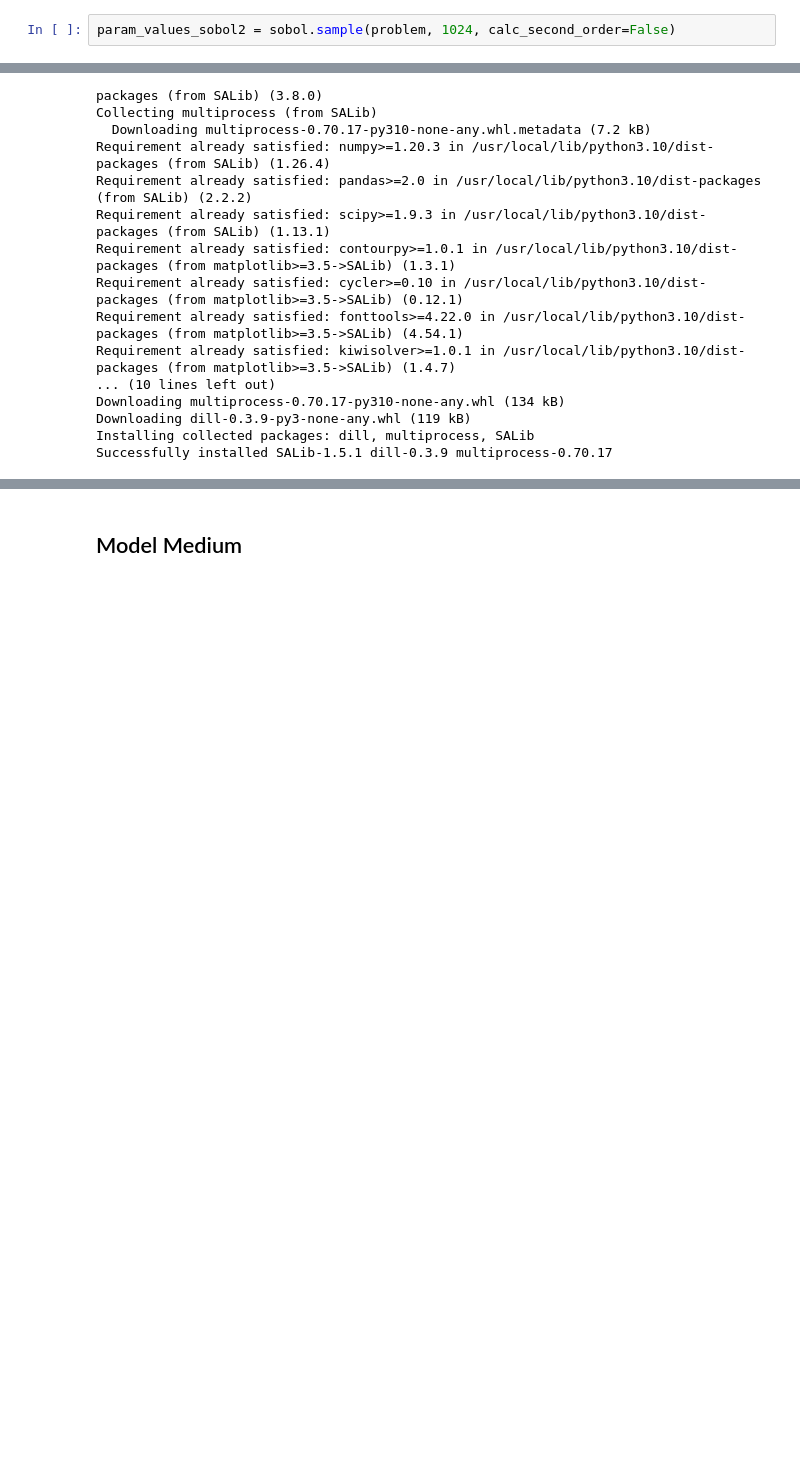
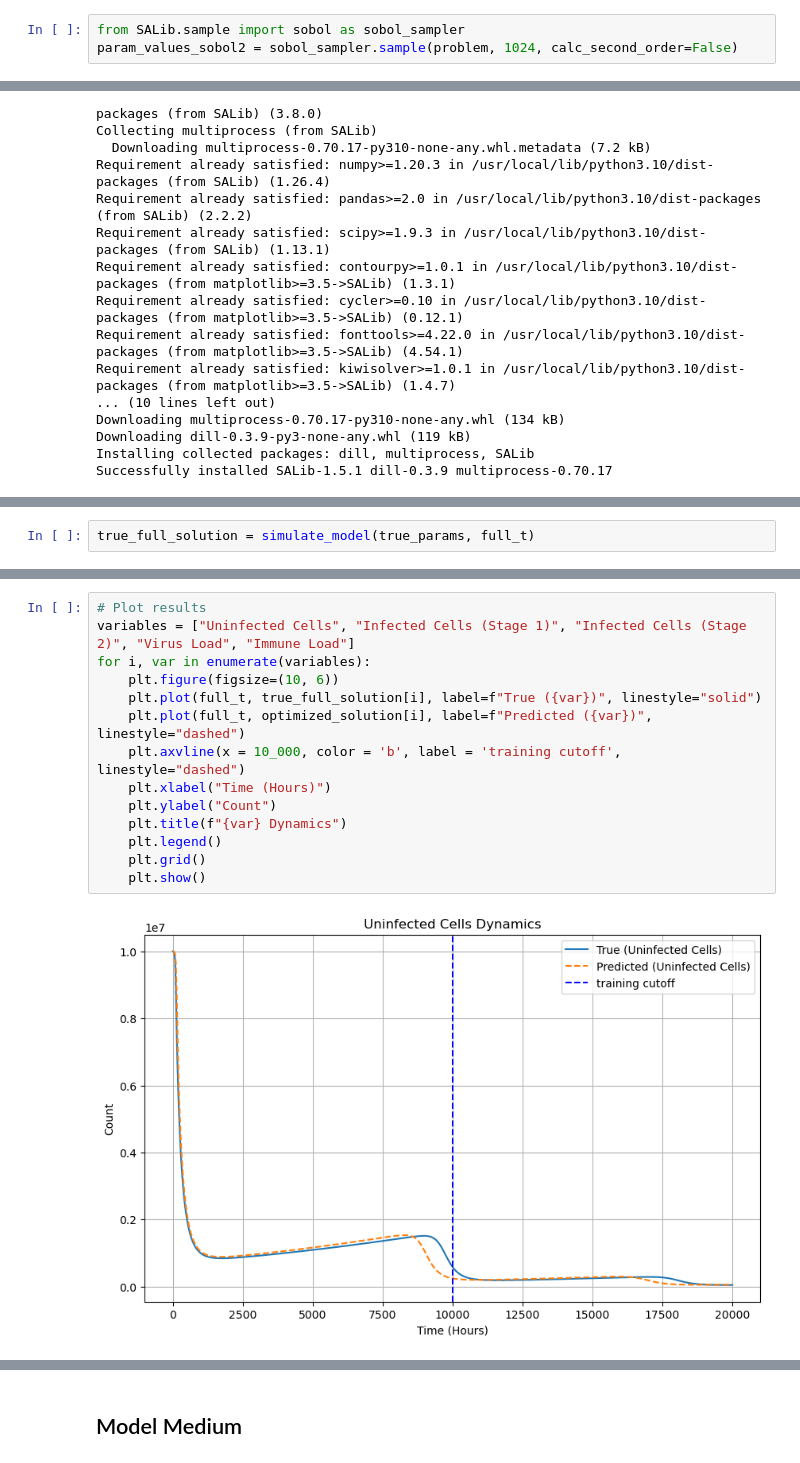
Before and after one commit to Zogfryt/Informatyka_Systemow_Zlozonych, a Jupyter notebook: model.ipynb, the cells around one changed output, grey strips where cells are left out. Drawn from its saved outputs; the diff is of its cells as text; blank space fills up the shorter version.

```diff
--- a/model.ipynb
+++ b/model.ipynb
@@ -209,7 +211,8 @@ def evaluate_model2(params):
     U, I1, I2, A, V = solution.T
     return U, I1, I2, A, V
 # %%
-param_values_sobol2 = sobol.sample(problem, 1024, calc_second_order=False)
+from SALib.sample import sobol as sobol_sampler
+param_values_sobol2 = sobol_sampler.sample(problem, 1024, calc_second_order=False)
 # %%
 from tqdm import tqdm_notebook
 
@@ -656,0 +975,2 @@ Successfully installed SALib-1.5.1 dill-0.3.9 multiprocess-0.70.17
+# %%
+true_full_solution = simulate_model(true_params, full_t)
@@ -656,0 +1001,16 @@ Successfully installed SALib-1.5.1 dill-0.3.9 multiprocess-0.70.17
+# %%
+# Plot results
+variables = ["Uninfected Cells", "Infected Cells (Stage 1)", "Infected Cells (Stage 2)", "Virus Load", "Immune Load"]
+for i, var in enumerate(variables):
+    plt.figure(figsize=(10, 6))
+    plt.plot(full_t, true_full_solution[i], label=f"True ({var})", linestyle="solid")
+    plt.plot(full_t, optimized_solution[i], label=f"Predicted ({var})", linestyle="dashed")
+    plt.axvline(x = 10_000, color = 'b', label = 'training cutoff', linestyle="dashed")
+    plt.xlabel("Time (Hours)")
+    plt.ylabel("Count")
+    plt.title(f"{var} Dynamics")
+    plt.legend()
+    plt.grid()
+    plt.show()
+# %% [output]
+[figure, added]
```
Also changed, not shown: parts of 12 cells of this notebook.
